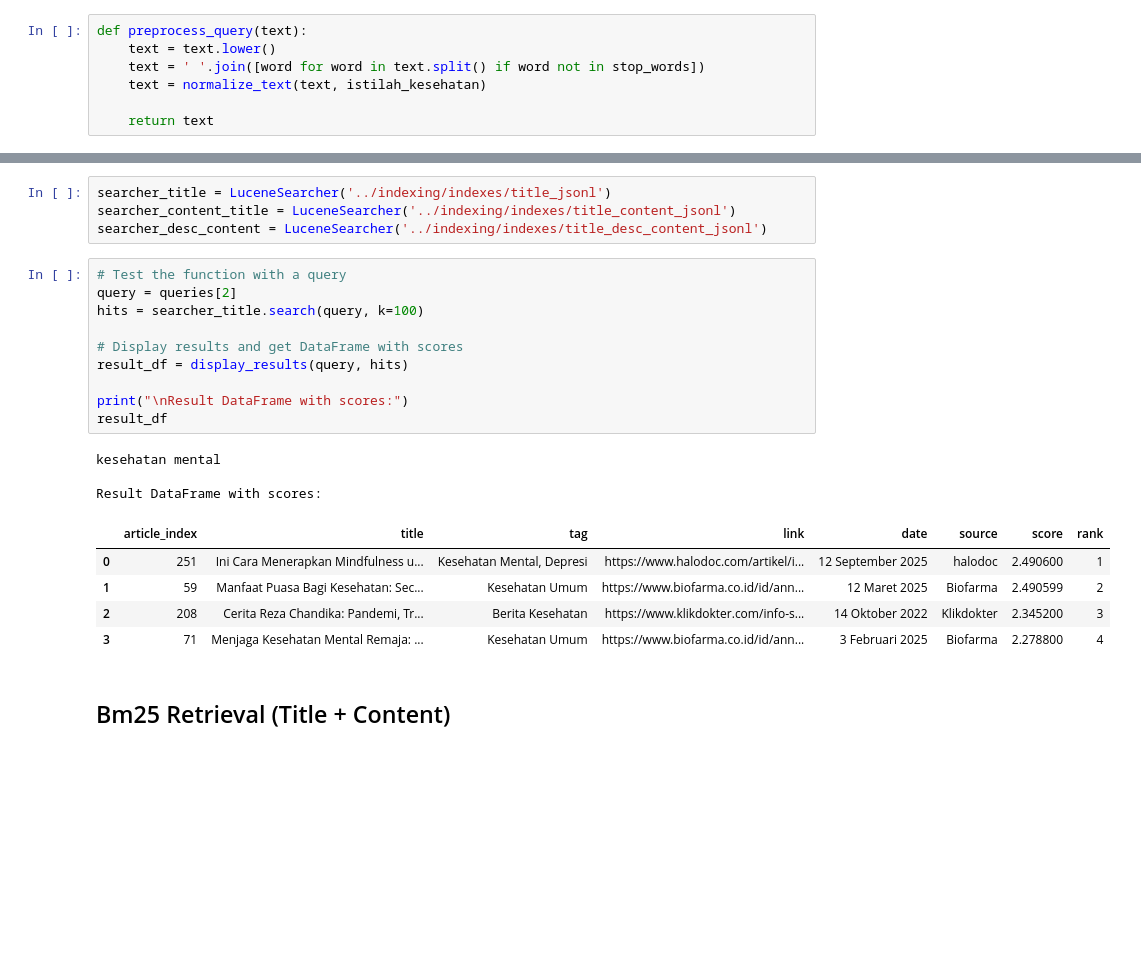
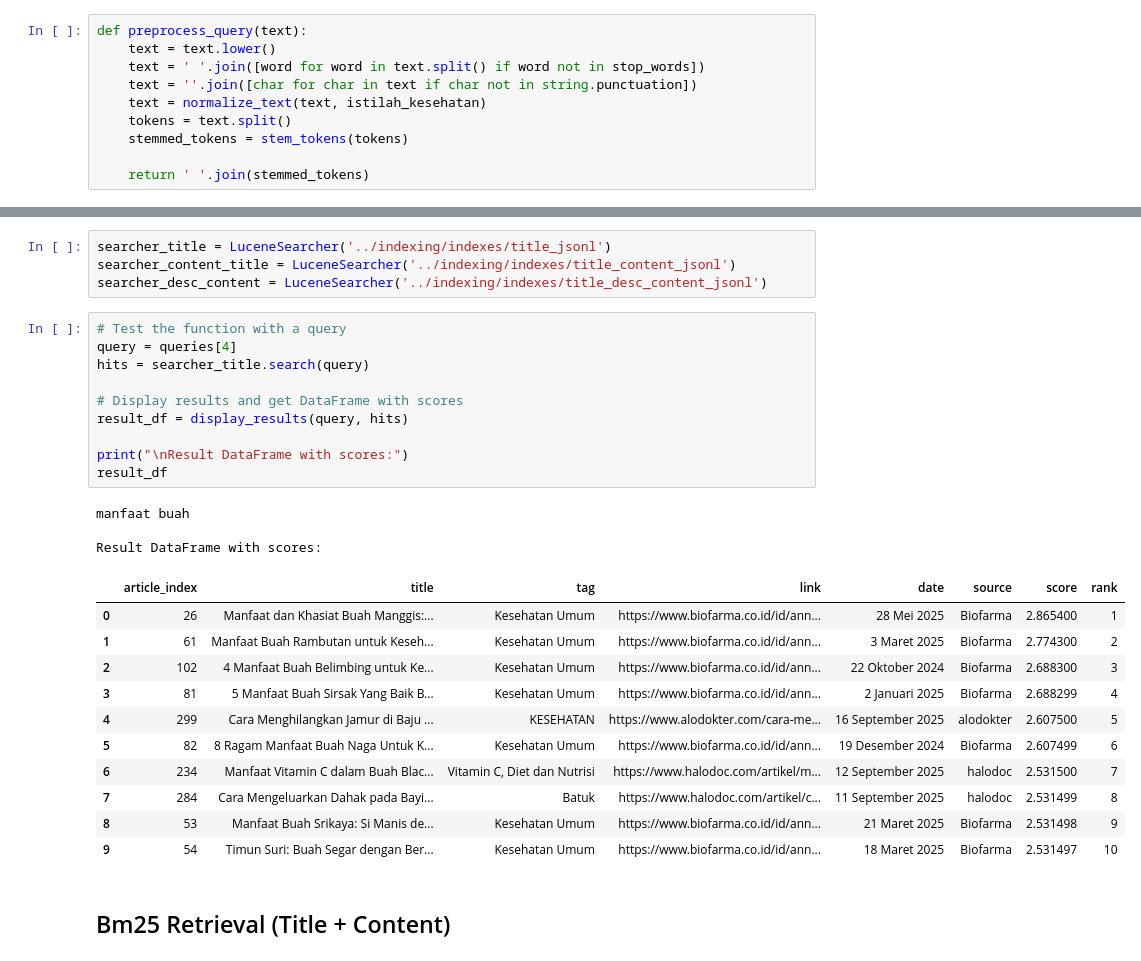
Before and after one commit to lituldust/information-retrieval-project, a Jupyter notebook: kueri/bm25retrieval.ipynb, the cells around one changed output, grey strips where cells are left out. Saved outputs shown, nothing was run; the diff lists cells and outputs as text; blank space fills up the shorter version.

```diff
--- a/kueri/bm25retrieval.ipynb
+++ b/kueri/bm25retrieval.ipynb
@@ -87,9 +88,12 @@ def normalize_text(text, dictionary):
 def preprocess_query(text):
     text = text.lower()
     text = ' '.join([word for word in text.split() if word not in stop_words])
+    text = ''.join([char for char in text if char not in string.punctuation])
     text = normalize_text(text, istilah_kesehatan)
+    tokens = text.split()
+    stemmed_tokens = stem_tokens(tokens)
 
-    return text
+    return ' '.join(stemmed_tokens)
 # %%
 queries = [
   'gejala diabetes',
@@ -156,23 +160,29 @@ searcher_content_title = LuceneSearcher('../indexing/indexes/title_content_jsonl
 searcher_desc_content = LuceneSearcher('../indexing/indexes/title_desc_content_jsonl')
 # %%
 # Test the function with a query
-query = queries[2]
-hits = searcher_title.search(query, k=100)
+query = queries[4]
+hits = searcher_title.search(query)
 
 # Display results and get DataFrame with scores
 result_df = display_results(query, hits)
 
 print("\nResult DataFrame with scores:")
 result_df
 # %% [output]
-kesehatan mental
+manfaat buah
 
 Result DataFrame with scores:
 |  | article_index | title | tag | link | date | source | score | rank |
-| 0 | 251 | Ini Cara Menerapkan Mindfulness u... | Kesehatan Mental, Depresi | https://www.halodoc.com/artikel/i... | 12 September 2025 | halodoc | 2.490600 | 1 |
-| 1 | 59 | Manfaat Puasa Bagi Kesehatan: Sec... | Kesehatan Umum | https://www.biofarma.co.id/id/ann... | 12 Maret 2025 | Biofarma | 2.490599 | 2 |
-| 2 | 208 | Cerita Reza Chandika: Pandemi, Tr... | Berita Kesehatan | https://www.klikdokter.com/info-s... | 14 Oktober 2022 | Klikdokter | 2.345200 | 3 |
-| 3 | 71 | Menjaga Kesehatan Mental Remaja: ... | Kesehatan Umum | https://www.biofarma.co.id/id/ann... | 3 Februari 2025 | Biofarma | 2.278800 | 4 |
+| 0 | 26 | Manfaat dan Khasiat Buah Manggis:... | Kesehatan Umum | https://www.biofarma.co.id/id/ann... | 28 Mei 2025 | Biofarma | 2.865400 | 1 |
+| 1 | 61 | Manfaat Buah Rambutan untuk Keseh... | Kesehatan Umum | https://www.biofarma.co.id/id/ann... | 3 Maret 2025 | Biofarma | 2.774300 | 2 |
+| 2 | 102 | 4 Manfaat Buah Belimbing untuk Ke... | Kesehatan Umum | https://www.biofarma.co.id/id/ann... | 22 Oktober 2024 | Biofarma | 2.688300 | 3 |
+| 3 | 81 | 5 Manfaat Buah Sirsak Yang Baik B... | Kesehatan Umum | https://www.biofarma.co.id/id/ann... | 2 Januari 2025 | Biofarma | 2.688299 | 4 |
+| 4 | 299 | Cara Menghilangkan Jamur di Baju ... | KESEHATAN | https://www.alodokter.com/cara-me... | 16 September 2025 | alodokter | 2.607500 | 5 |
+| 5 | 82 | 8 Ragam Manfaat Buah Naga Untuk K... | Kesehatan Umum | https://www.biofarma.co.id/id/ann... | 19 Desember 2024 | Biofarma | 2.607499 | 6 |
+| 6 | 234 | Manfaat Vitamin C dalam Buah Blac... | Vitamin C, Diet dan Nutrisi | https://www.halodoc.com/artikel/m... | 12 September 2025 | halodoc | 2.531500 | 7 |
+| 7 | 284 | Cara Mengeluarkan Dahak pada Bayi... | Batuk | https://www.halodoc.com/artikel/c... | 11 September 2025 | halodoc | 2.531499 | 8 |
+| 8 | 53 | Manfaat Buah Srikaya: Si Manis de... | Kesehatan Umum | https://www.biofarma.co.id/id/ann... | 21 Maret 2025 | Biofarma | 2.531498 | 9 |
+| 9 | 54 | Timun Suri: Buah Segar dengan Ber... | Kesehatan Umum | https://www.biofarma.co.id/id/ann... | 18 Maret 2025 | Biofarma | 2.531497 | 10 |
 # %% [markdown]
 ## Bm25 Retrieval (Title + Content)
 # %%
```
Also changed, not shown: parts of 4 cells of this notebook, 2 other files.
